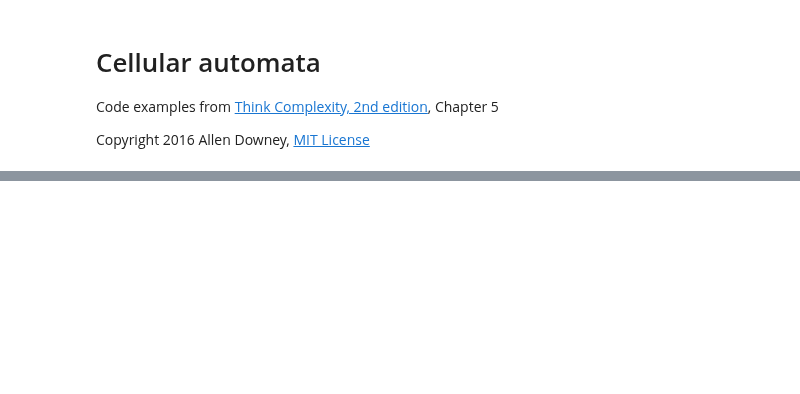
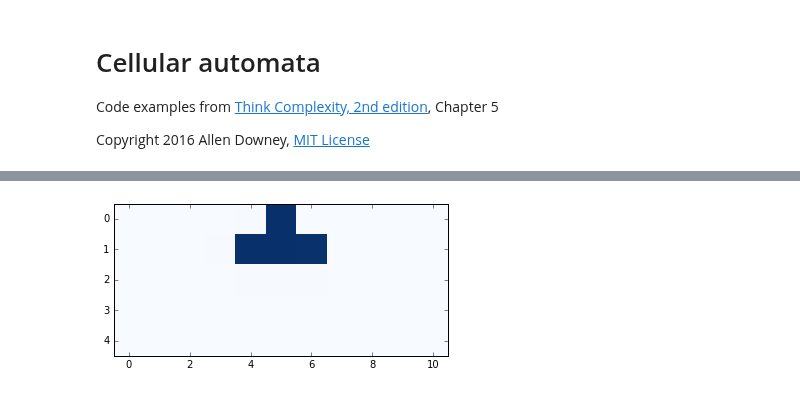
Before and after one commit to AllenDowney/ThinkComplexity2, a Jupyter notebook: code/chap05.ipynb, the cells around one changed output, grey strips where cells are left out. Saved outputs shown, nothing was run; the diff lists cells and outputs as text; code cells hidden in the pictures; blank space fills up the shorter version.

```diff
--- a/code/chap05.ipynb
+++ b/code/chap05.ipynb
@@ -30,0 +70,10 @@ RandomSeed(17)
+# %%
+def step(array, i):
+    rows, cols = array.shape
+    for j in range(1, cols):
+        array[i, j] = sum(array[i-1, j-1:j+2]) % 2
+# %%
+step(array, 1)
+plot_ca(array)
+# %% [output]
+[figure, added]
```
Also changed, not shown: parts of 52 cells of this notebook.
